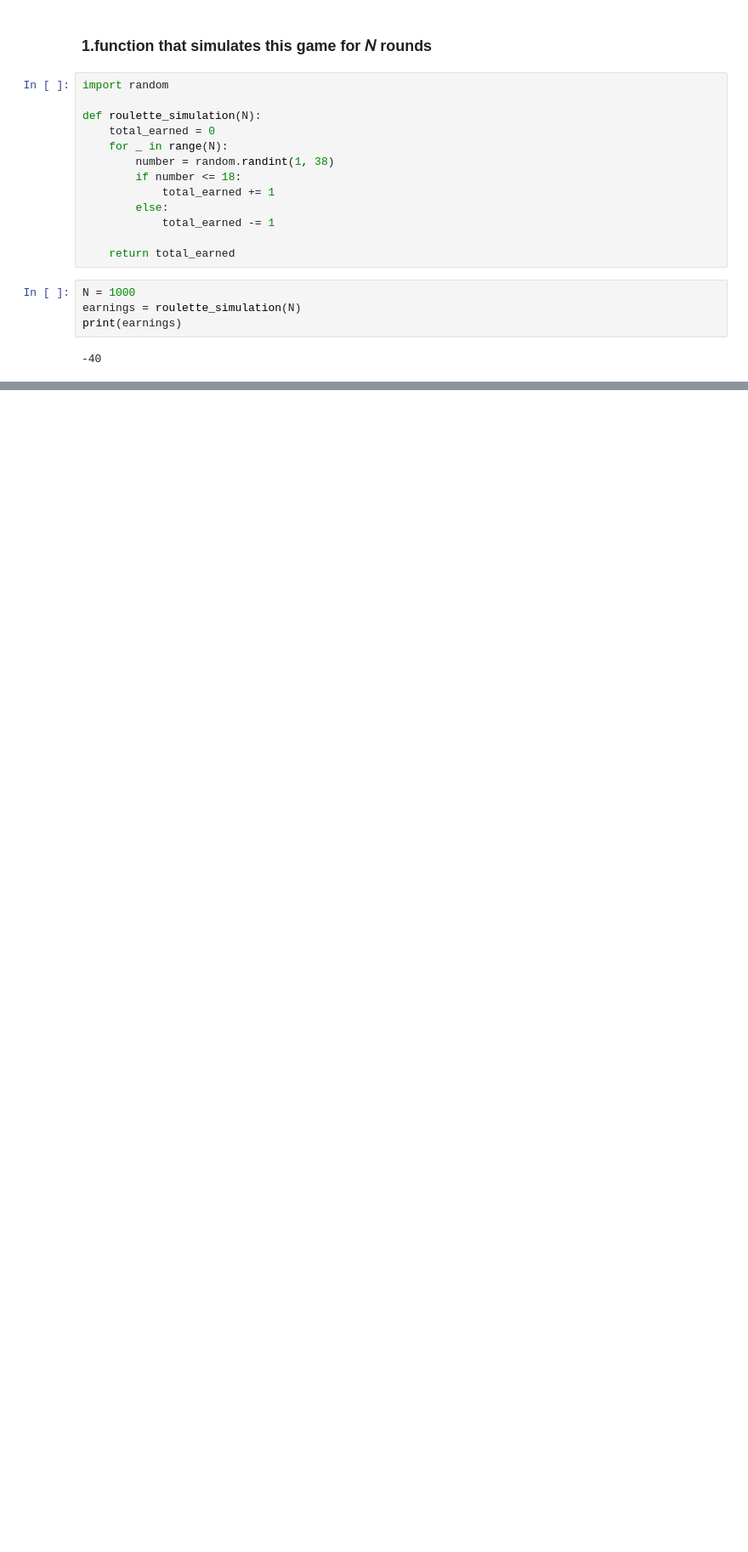
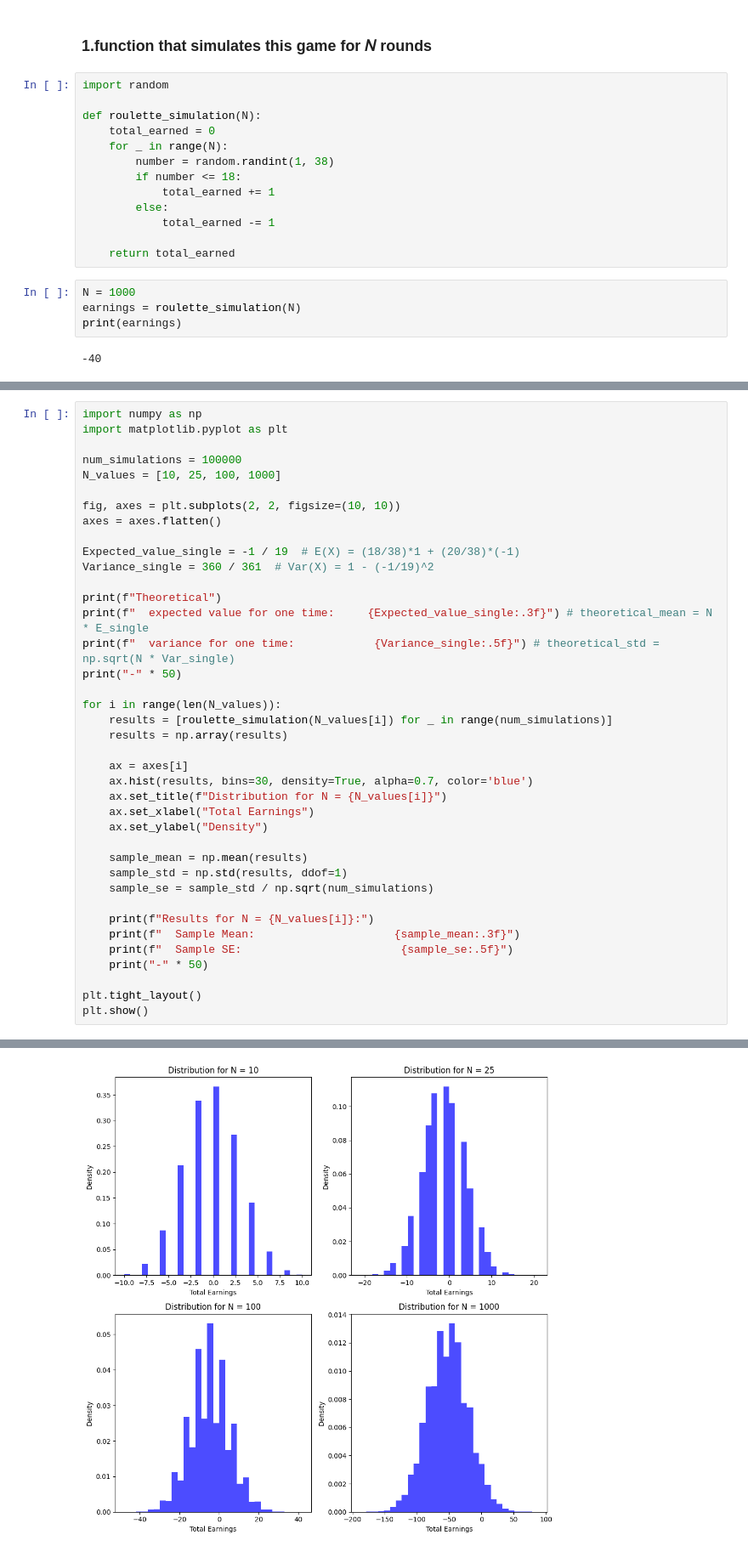
Before and after one commit to Amir-rfz/Data-Science-Course-Projects-S2025, a Jupyter notebook: CA0/CA0.ipynb, the cells around one changed output, grey strips where cells are left out. Shown at 85% size. Drawn from its saved outputs; the diff is of its cells as text; blank space fills up the shorter version.

```diff
--- a/CA0/CA0.ipynb
+++ b/CA0/CA0.ipynb
@@ -35,0 +38,40 @@ print(earnings)
+# %%
+import numpy as np
+import matplotlib.pyplot as plt
+
+num_simulations = 100000
+N_values = [10, 25, 100, 1000]
+
+fig, axes = plt.subplots(2, 2, figsize=(10, 10))
+axes = axes.flatten()
+
+Expected_value_single = -1 / 19  # E(X) = (18/38)*1 + (20/38)*(-1)
+Variance_single = 360 / 361  # Var(X) = 1 - (-1/19)^2
+
+print(f"Theoretical")
+print(f"  expected value for one time:     {Expected_value_single:.3f}") # theoretical_mean = N * E_single
+print(f"  variance for one time:            {Variance_single:.5f}") # theoretical_std = np.sqrt(N * Var_single)
+print("-" * 50)
+
+for i in range(len(N_values)):
+    results = [roulette_simulation(N_values[i]) for _ in range(num_simulations)]
+    results = np.array(results)
+
+    ax = axes[i]
+    ax.hist(results, bins=30, density=True, alpha=0.7, color='blue')
+    ax.set_title(f"Distribution for N = {N_values[i]}")
+    ax.set_xlabel("Total Earnings")
+    ax.set_ylabel("Density")
+
+    sample_mean = np.mean(results)
+    sample_std = np.std(results, ddof=1)
+    sample_se = sample_std / np.sqrt(num_simulations)
+
+    print(f"Results for N = {N_values[i]}:")
+    print(f"  Sample Mean:                     {sample_mean:.3f}")
+    print(f"  Sample SE:                        {sample_se:.5f}")
+    print("-" * 50)
+
+plt.tight_layout()
+plt.show()
+# %% [output]
@@ -35,0 +98 @@ print(earnings)
+[figure, added]
```
Also changed, not shown: parts of 2 cells of this notebook.
